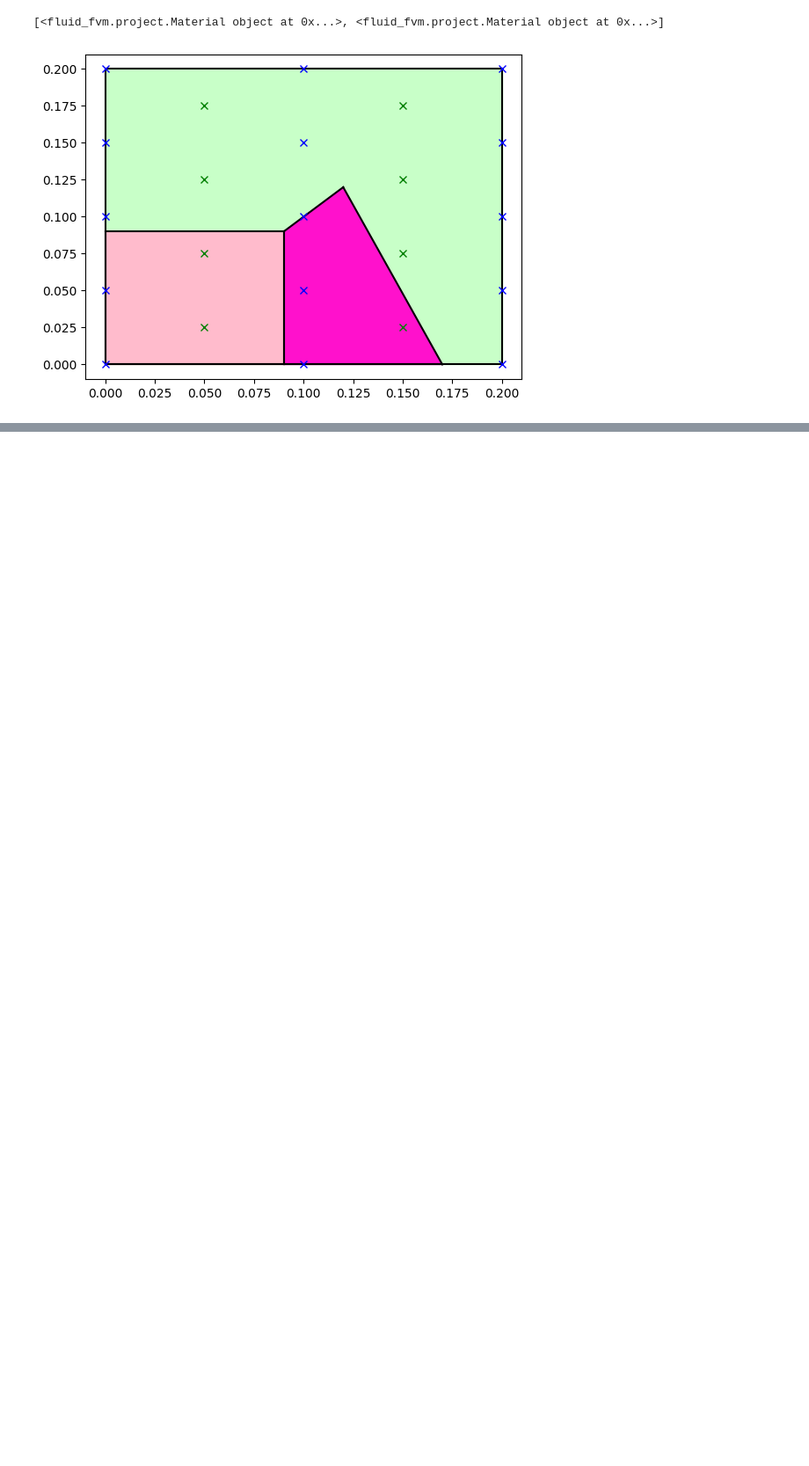
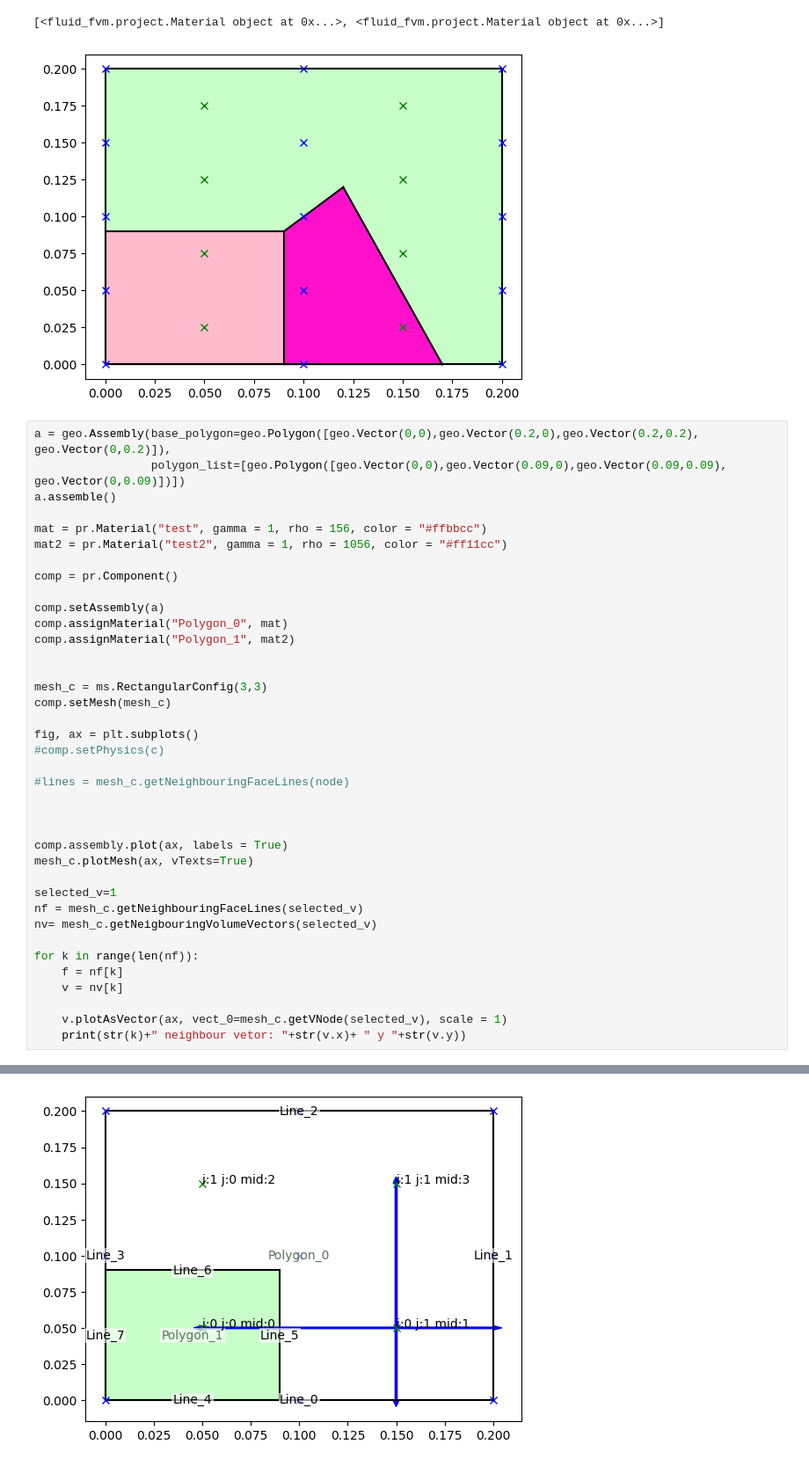
Before and after one commit to csillagu/FVM-Solver, a Jupyter notebook: investigation/mesh_inv.ipynb, the cells around one changed output, grey strips where cells are left out. Shown at 88% size. Cells and saved outputs as stored; diff of their text form; blank space fills up the shorter version.

```diff
--- a/investigation/mesh_inv.ipynb
+++ b/investigation/mesh_inv.ipynb
@@ -147,3 +147,42 @@ comp.plot(ax, mesh=True)
 # %% [output]
 [<fluid_fvm.project.Material object at 0x...>, <fluid_fvm.project.Material object at 0x...>]
 [figure]
+# %%
+a = geo.Assembly(base_polygon=geo.Polygon([geo.Vector(0,0),geo.Vector(0.2,0),geo.Vector(0.2,0.2), geo.Vector(0,0.2)]),
+                 polygon_list=[geo.Polygon([geo.Vector(0,0),geo.Vector(0.09,0),geo.Vector(0.09,0.09), geo.Vector(0,0.09)])])
+a.assemble()
+
+mat = pr.Material("test", gamma = 1, rho = 156, color = "#ffbbcc")
+mat2 = pr.Material("test2", gamma = 1, rho = 1056, color = "#ff11cc")
+
+comp = pr.Component()
+
+comp.setAssembly(a)
+comp.assignMaterial("Polygon_0", mat)
+comp.assignMaterial("Polygon_1", mat2)
+
+
+mesh_c = ms.RectangularConfig(3,3)
+comp.setMesh(mesh_c)
+
+fig, ax = plt.subplots()
+#comp.setPhysics(c)
+
+#lines = mesh_c.getNeighbouringFaceLines(node)
+
+
+
+comp.assembly.plot(ax, labels = True)
+mesh_c.plotMesh(ax, vTexts=True)
+
+selected_v=1
+nf = mesh_c.getNeighbouringFaceLines(selected_v)
+nv= mesh_c.getNeigbouringVolumeVectors(selected_v)
+
+for k in range(len(nf)):
+    f = nf[k]
+    v = nv[k]
+
+    v.plotAsVector(ax, vect_0=mesh_c.getVNode(selected_v), scale = 1)
+    print(str(k)+" neighbour vetor: "+str(v.x)+ " y "+str(v.y))
+# %% [output]
@@ -149,0 +193 @@ comp.plot(ax, mesh=True)
+[figure, added]
```
Also changed, not shown: parts of 2 cells of this notebook, 2 other files.
